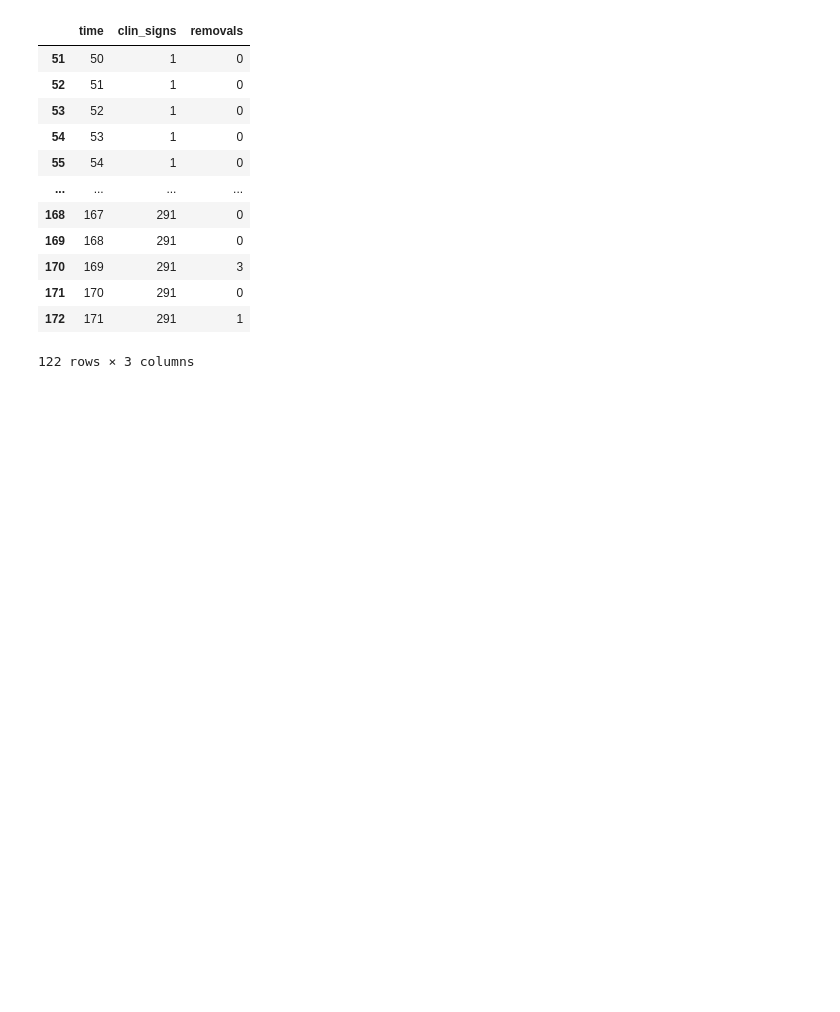
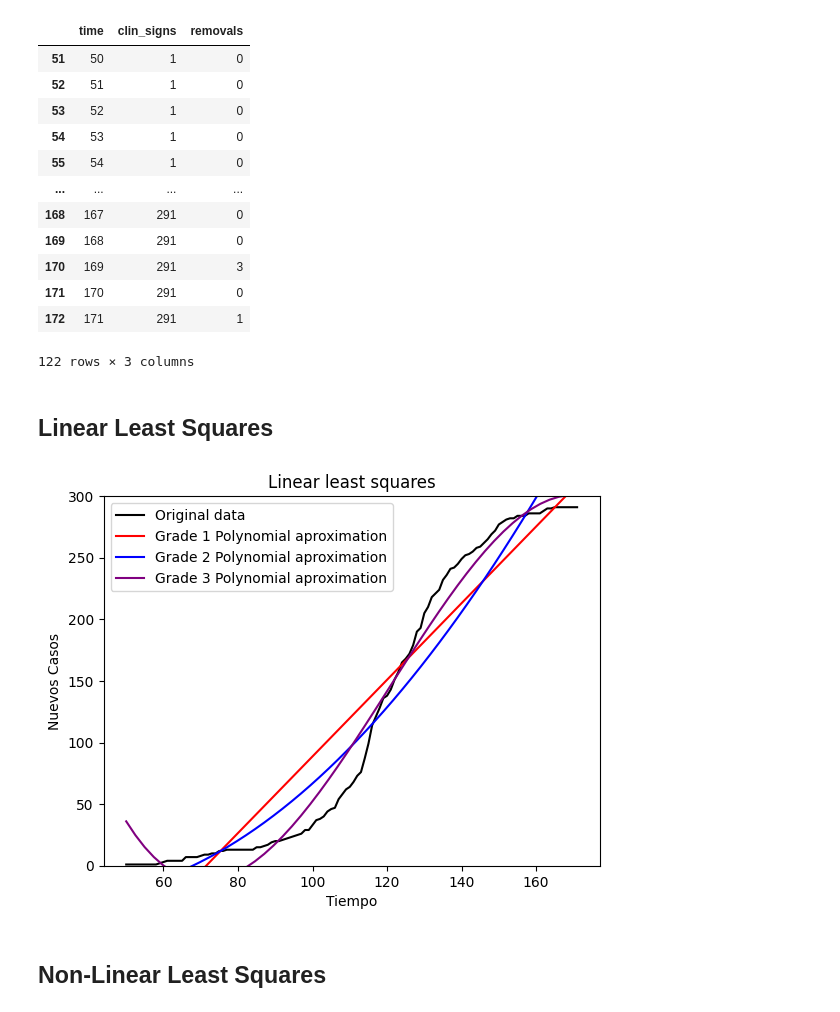
Before and after one commit to unalmedmathnum/Correa-Garcia-Lizcano-Velez, a Jupyter notebook: Tarea 2/least_squares.ipynb, the cells around one changed output. Saved outputs shown, nothing was run; the diff lists cells and outputs as text; code cells hidden in the pictures; blank space fills up the shorter version.

Commit message:
agregar la funcion linear least squares y un poco de su uso

```diff
--- a/Tarea 2/least_squares.ipynb
+++ b/Tarea 2/least_squares.ipynb
@@ -34,6 +37,49 @@ dataframe
 | 171 | 170 | 291 | 0 |
 | 172 | 171 | 291 | 1 |
 122 rows × 3 columns
+# %% [markdown]
+## Linear Least Squares
+# %%
+def linear_least_squares(x, y, x_pred, n):
+    m = len(x) - 1
+    assert(n + 1 < m)
+
+    A = [[0 for _ in range(n + 1)] for _ in range(n + 1)]
+    b = [[0 for _ in range(1)] for _ in range(n + 1)]
+
+    for i in range(n + 1):
+        for j in range(n + 1):
+            A[i][j] = sum(x[k]**(i + j) for k in range(m + 1))
+
+    for i in range(n + 1):
+        b[i] = sum(y[j]*x[j]**i for j in range(m + 1))
+
+    P = np.linalg.solve(np.array(A), np.array(b))
+    return sum(P[i]*x_pred**i for i in range(n + 1))
+# %%
+arr_X = jnp.array(dataframe['time'].values.astype(np.float64))
+arr_Y = jnp.array(dataframe['clin_signs'].values.astype(np.float64))
+
+x_pred = linspace(arr_X[0], arr_X[-1])
+y_pred_line =  linear_least_squares(arr_X, arr_Y, x_pred, 1)
+y_pred_parabola =  linear_least_squares(arr_X, arr_Y, x_pred, 2)
+y_pred_cubic =  linear_least_squares(arr_X, arr_Y, x_pred, 3)
+
+plt.plot(arr_X, arr_Y, color='black', label = "Original data")
+plt.plot(x_pred, y_pred_line, color='red', label = "Grade 1 Polynomial aproximation")
+plt.plot(x_pred, y_pred_parabola, color='blue', label = "Grade 2 Polynomial aproximation")
+plt.plot(x_pred, y_pred_cubic, color='purple', label = "Grade 3 Polynomial aproximation")
+
+plt.title(f"Linear least squares")
+plt.xlabel('Tiempo')
+plt.ylabel('Nuevos Casos')
+plt.ylim(0, 300)
+plt.legend()
+plt.show()
+# %% [output]
+[figure, added]
+# %% [markdown]
+## Non-Linear Least Squares
 # %%
 def regresion(xi, ai, b0i, b1i):
   """
```
Also changed, not shown: parts of 2 cells of this notebook, 1 other file.
